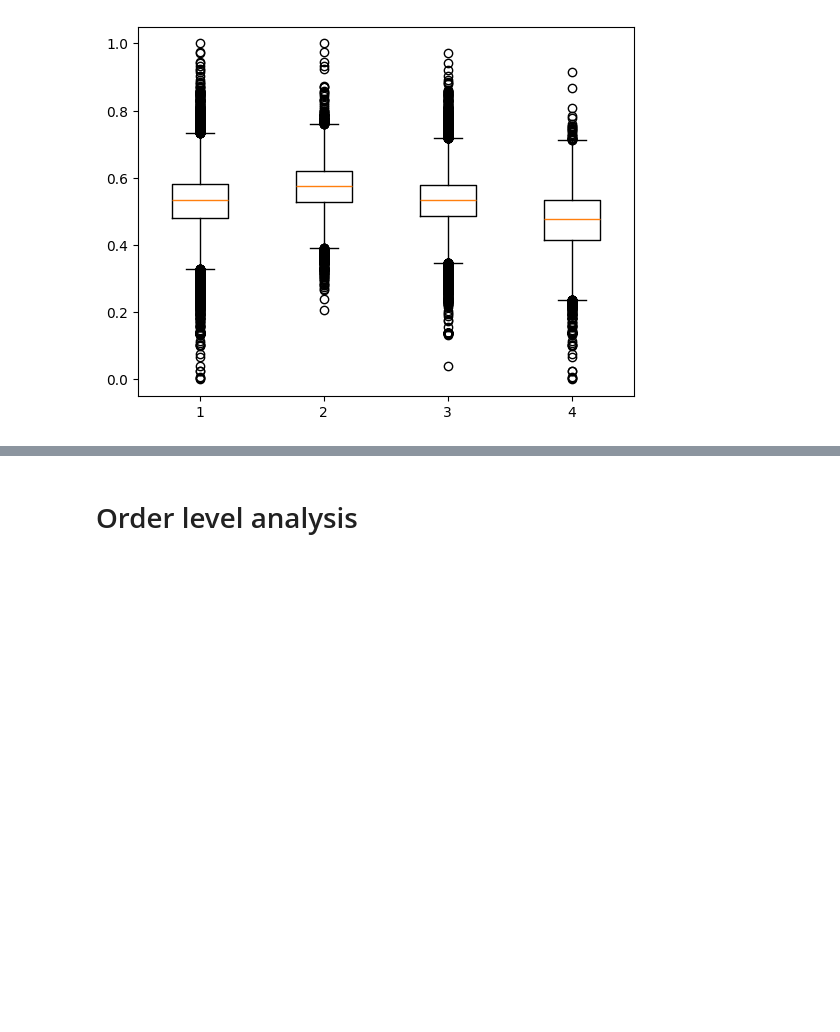
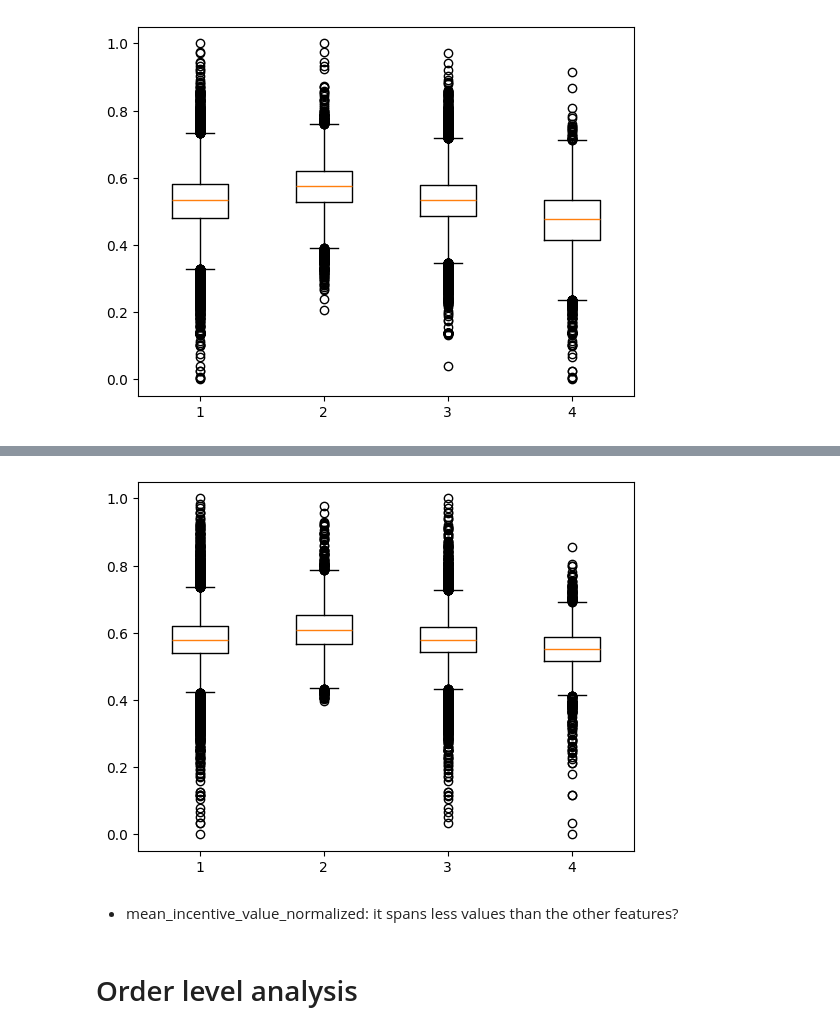
Before and after one commit to AChiaraCapuano/incentives_analysis, a Jupyter notebook: analysis_nb.ipynb, the cells around one changed output, grey strips where cells are left out. Drawn from its saved outputs; the diff is of its cells as text; code cells hidden in the pictures; blank space fills up the shorter version.

```diff
--- a/analysis_nb.ipynb
+++ b/analysis_nb.ipynb
@@ -354,3 +380,9 @@ plt.boxplot ([df_sol['mean_incentive_value_normalized'], df_high['mean_incentive
+# %%
+plt.boxplot ([df_sol_SG['mean_incentive_value_normalized'], df_high_SG['mean_incentive_value_normalized'], df_mid_SG['mean_incentive_value_normalized'], df_low_SG['mean_incentive_value_normalized']]);
+# %% [output]
+[figure, added]
+# %% [markdown]
+- mean_incentive_value_normalized: it spans less values than the other features?
 # %% [markdown]
 # Order level analysis
 # %%
```
Also changed, not shown: parts of 8 cells of this notebook.
